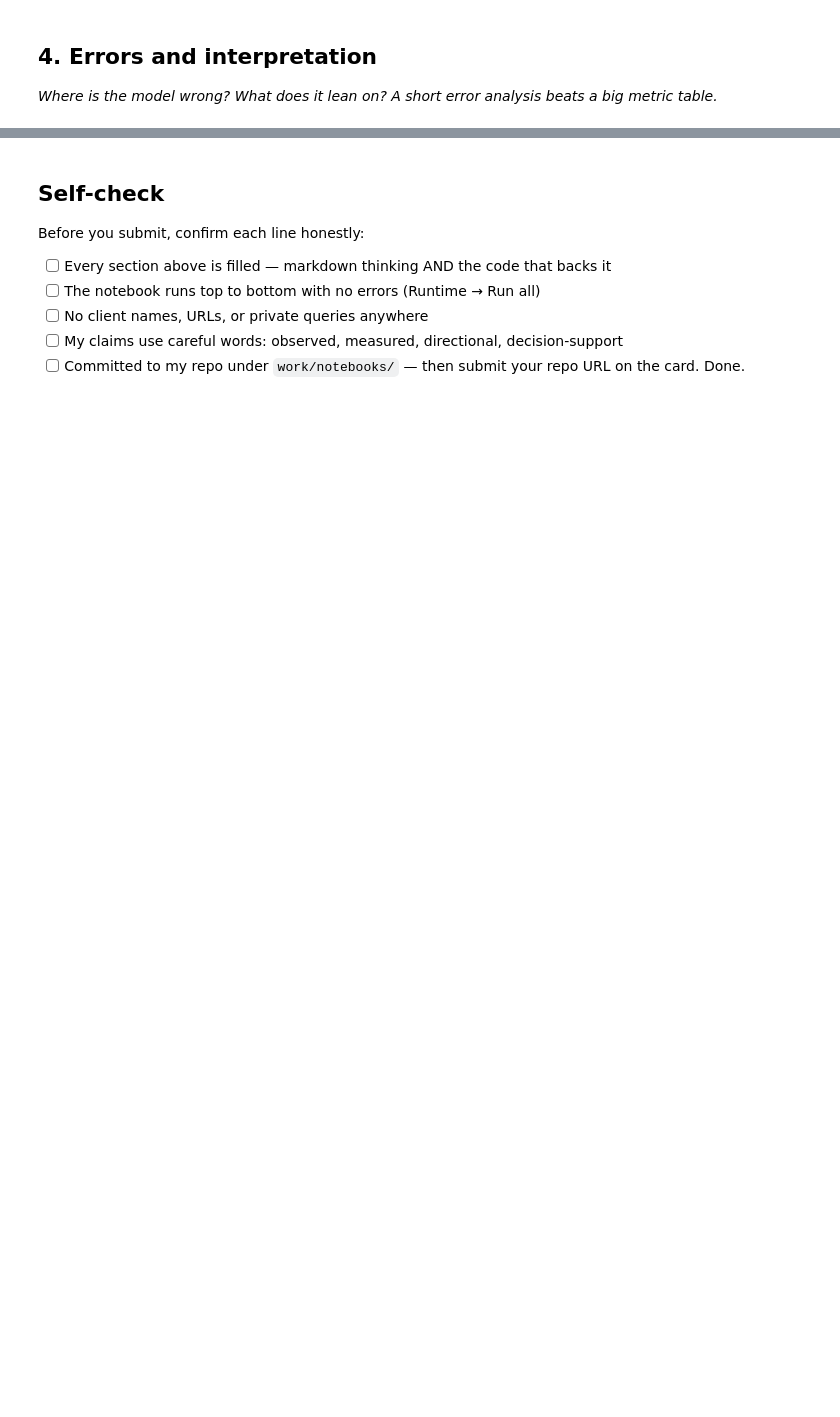
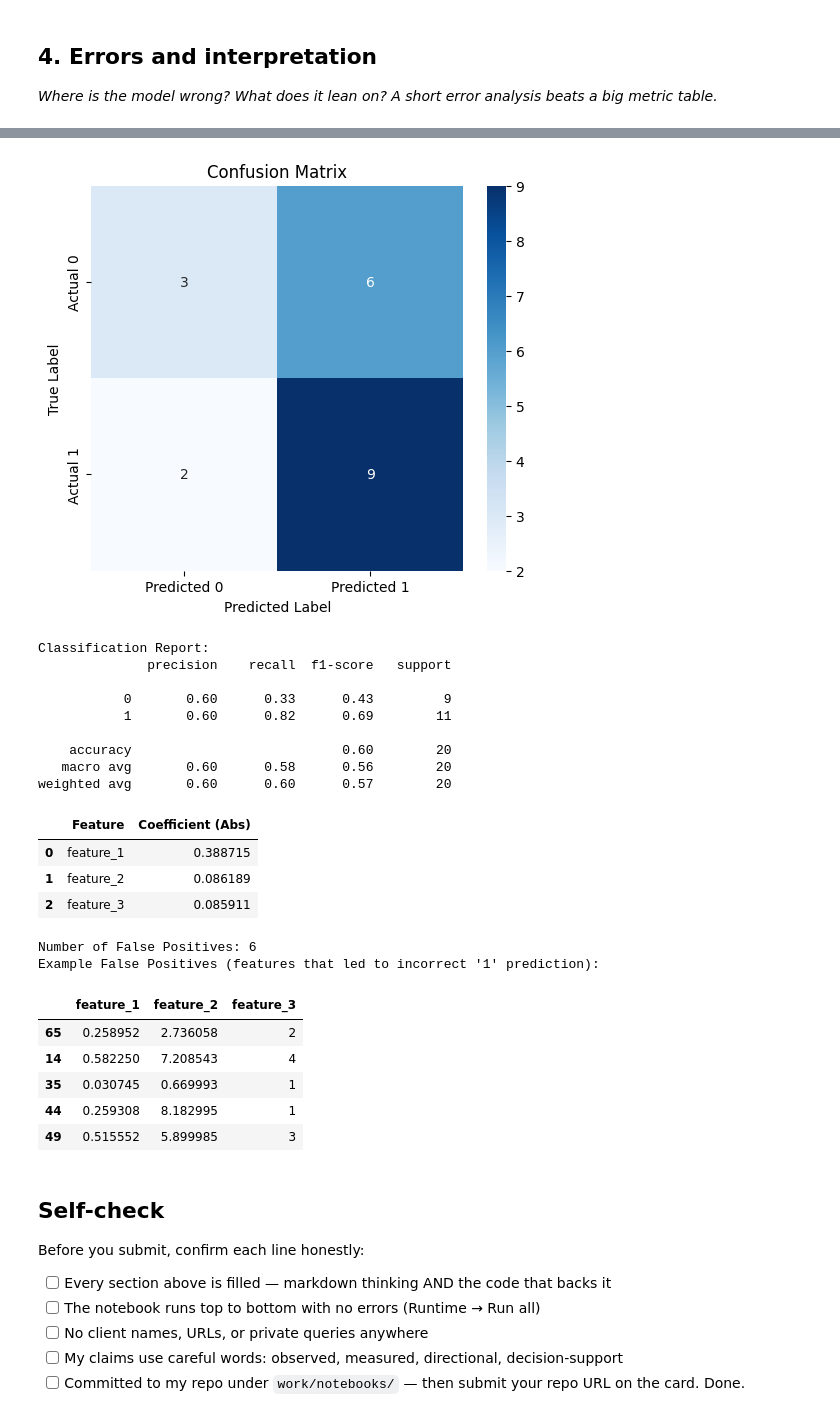
Before and after one commit to RajatBharti11/Rajat, a Jupyter notebook: work/notebooks/w05_model.ipynb, the cells around one changed output, grey strips where cells are left out. Saved outputs shown, nothing was run; the diff lists cells and outputs as text; code cells hidden in the pictures; blank space fills up the shorter version.

```diff
--- a/work/notebooks/w05_model.ipynb
+++ b/work/notebooks/w05_model.ipynb
@@ -22,0 +50,16 @@ This skeleton is yours to fill. Work the sections **in order** — each one has
+# %%
+# Define features (X) and target (y)
+X = df[['feature_1', 'feature_2', 'feature_3']]
+y = df['target']
+
+# For this dataset, we will use a standard 80/20 train-test split.
+# In a real-world scenario, especially with time-series or grouped data,
+# a time-aware split or a grouped split would be more appropriate.
+# However, for this general demonstration, a simple random split is used.
+
+X_train, X_test, y_train, y_test = train_test_split(X, y, test_size=0.2, random_state=42, stratify=y)
+
+print(f"Training set size: {len(X_train)} samples")
+print(f"Test set size: {len(X_test)} samples")
+print(f"Training target distribution:\n{y_train.value_counts(normalize=True)}")
+print(f"Test target distribution:\n{y_test.value_counts(normalize=True)}")
@@ -37,3 +152,61 @@ This skeleton is yours to fill. Work the sections **in order** — each one has
+# %%
+from sklearn.metrics import confusion_matrix, classification_report
+import matplotlib.pyplot as plt
+import seaborn as sns
+
+# Confusion Matrix
+cm = confusion_matrix(y_test, y_pred_model)
+
+plt.figure(figsize=(6, 5))
+sns.heatmap(cm, annot=True, fmt='d', cmap='Blues',
+            xticklabels=['Predicted 0', 'Predicted 1'],
+            yticklabels=['Actual 0', 'Actual 1'])
+plt.xlabel('Predicted Label')
+plt.ylabel('True Label')
+plt.title('Confusion Matrix')
+plt.show()
+
+# Classification Report
+print("\nClassification Report:")
+print(classification_report(y_test, y_pred_model))
+
+# Feature Importance (using coefficients for Logistic Regression)
+feature_importance = pd.DataFrame({
+    'Feature': X.columns,
+    'Coefficient (Abs)': np.abs(model.coef_[0])
+}).sort_values(by='Coefficient (Abs)', ascending=False)
+
+display(feature_importance)
+
+# Example of specific error analysis: Where did the model predict 1 but the actual was 0 (False Positives)?
+false_positives = X_test[(y_test == 0) & (y_pred_model == 1)]
+print(f"\nNumber of False Positives: {len(false_positives)}")
+if not false_positives.empty:
+    print("Example False Positives (features that led to incorrect '1' prediction):")
+    display(false_positives.head())
+# %% [output]
+[figure, added]
+Classification Report:
+              precision    recall  f1-score   support
+
+           0       0.60      0.33      0.43         9
+           1       0.60      0.82      0.69        11
+
+    accuracy                           0.60        20
+   macro avg       0.60      0.58      0.56        20
+weighted avg       0.60      0.60      0.57        20
+|  | Feature | Coefficient (Abs) |
+| 0 | feature_1 | 0.388715 |
+| 1 | feature_2 | 0.086189 |
+| 2 | feature_3 | 0.085911 |
+Number of False Positives: 6
+Example False Positives (features that led to incorrect '1' prediction):
+|  | feature_1 | feature_2 | feature_3 |
+| 65 | 0.258952 | 2.736058 | 2 |
+| 14 | 0.582250 | 7.208543 | 4 |
+| 35 | 0.030745 | 0.669993 | 1 |
+| 44 | 0.259308 | 8.182995 | 1 |
+| 49 | 0.515552 | 5.899985 | 3 |
 # %% [markdown]
 ## Self-check
 
```
Also changed, not shown: parts of 11 cells of this notebook.
